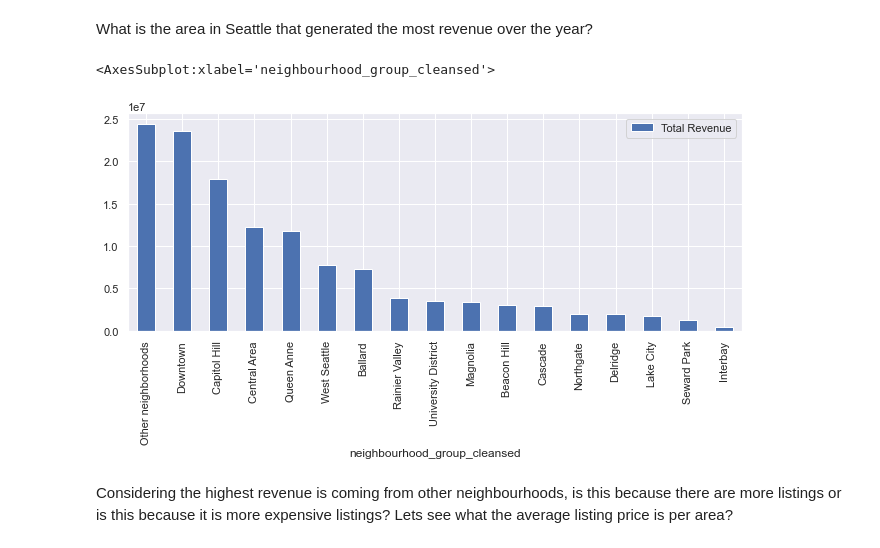
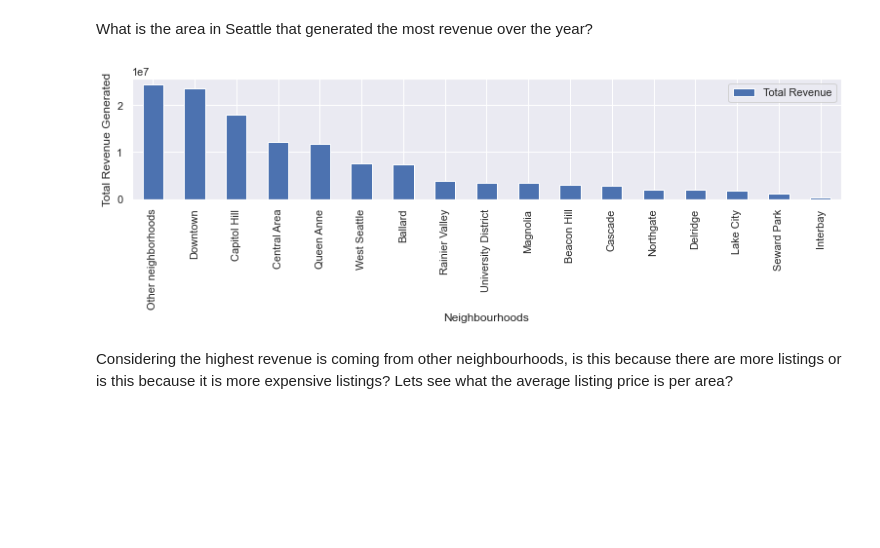
Before and after one commit to dirklambrechts/UdacityProject1-DataAnalysisSeattleAirBnB, a Jupyter notebook: UdacityProject1_AirBnB_Seattle_Final.ipynb, the cells around one changed output. Drawn from its saved outputs; the diff is of its cells as text; code cells hidden in the pictures; blank space fills up the shorter version.

```diff
--- a/UdacityProject1_AirBnB_Seattle_Final.ipynb
+++ b/UdacityProject1_AirBnB_Seattle_Final.ipynb
@@ -6,14 +6,14 @@
 import pandas as pd
 import numpy as np
 import seaborn as sns
+import datetime as dt
 import matplotlib.pyplot as plt
 sns.set(rc={'figure.figsize':(11, 4)})
 from sklearn.linear_model import LinearRegression
 from sklearn.model_selection import train_test_split
 from sklearn.metrics import r2_score, mean_squared_error
-df = pd.read_csv(r'C:\Users\Dirk\Documents\Data Science\Udacity Course\Project 1\calendar.csv')
-listing = pd.read_csv(r'C:\Users\Dirk\Documents\Data Science\Udacity Course\Project 1\listings.csv')
-reviews = pd.read_csv(r'C:\Users\Dirk\Documents\Data Science\Udacity Course\Project 1\reviews.csv')
+df = pd.read_csv('calendar.csv')
+listing = pd.read_csv('listings.csv')
 # %% [markdown]
 Set pandas option to show all columns and not to truncate the columns
 # %%
@@ -250,9 +252,12 @@ listing_revenue.head(2)
 What is the area in Seattle that generated the most revenue over the year?
 # %%
 listing_revenue.groupby('neighbourhood_group_cleansed').sum()[['Total Revenue']].sort_values(by='Total Revenue',ascending=False).plot.bar()
+plt.ylabel('Total Revenue Generated')
+plt.xlabel('Neighbourhoods')
+plt.tight_layout()
+plt.savefig('total_revenue_neighbourhoods.png')
 # %% [output]
-<AxesSubplot:xlabel='neighbourhood_group_cleansed'>
-[figure, old version]
+[figure, new version]
 # %% [markdown]
 Considering the highest revenue is coming from other neighbourhoods, is this because there are more listings or is this because it is more expensive listings? Lets see what the average listing price is per area?
 # %%
```
Also changed, not shown: parts of 10 cells of this notebook.
